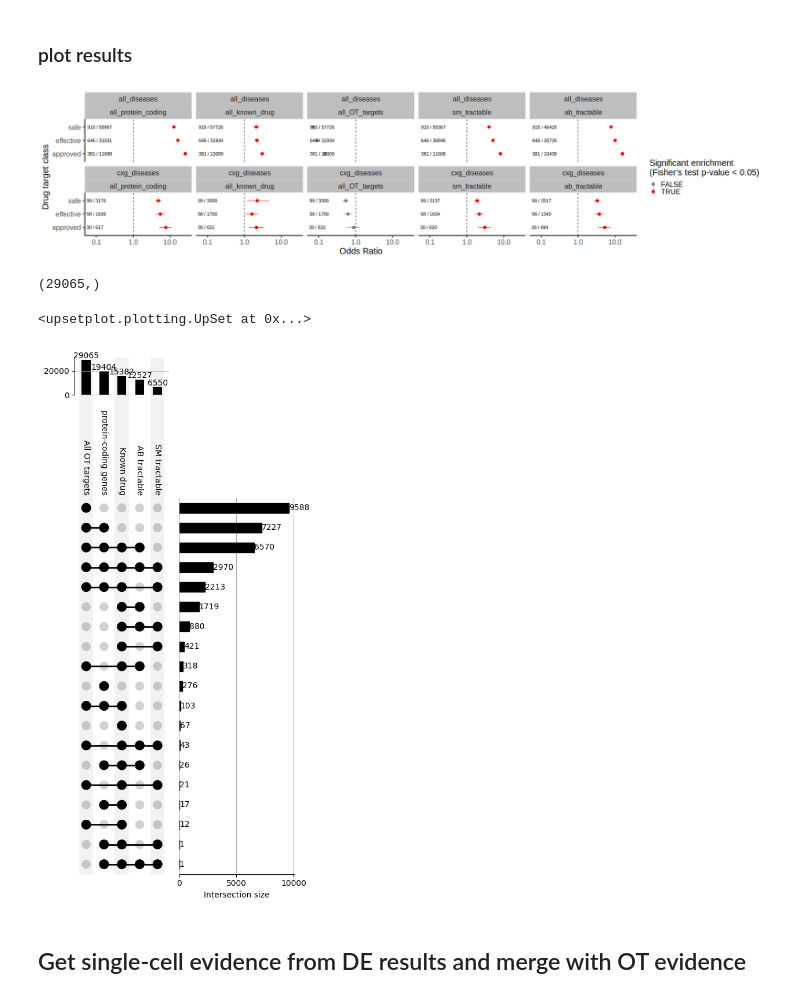
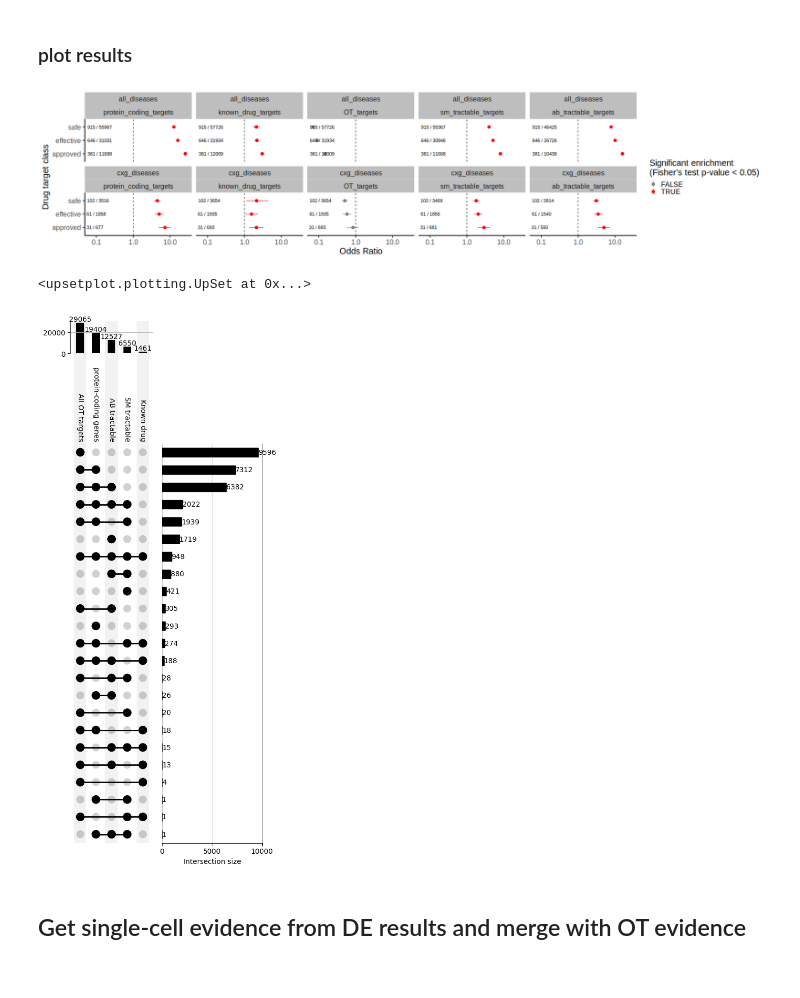
Before and after one commit to emdann/sc_target_evidence, a Jupyter notebook: analysis/OR_analysis.ipynb, the cells around one changed output. Drawn from its saved outputs; the diff is of its cells as text; code cells hidden in the pictures.

```diff
--- a/OR_analysis.ipynb
+++ b/analysis/OR_analysis.ipynb
@@ -123,0 +127,5 @@ protein_coding_genes = genes[
+# %%
+## Get list of all possible genes you might need
+json_file = data_dir + 'target_universe_dict.json'
+with open(json_file, "r") as json_file:
+    universe_dict = json.load(json_file)
@@ -217,33 +171,28 @@ for ot_ev in ['is_safe', 'is_effective', 'is_approved']:
 # %%
 %%R -i results_genetics_df -w 1700 -h 400
 results_genetics_df %>%
-    mutate(universe = factor(universe, levels=c('all_protein_coding', 'all_known_drug', 'all_OT_targets', 'sm_tractable', 'ab_tractable'))) %>%
+    mutate(universe = factor(universe, levels=c('protein_coding_targets', 'known_drug_targets', 'OT_targets', 'sm_tractable_targets', 'ab_tractable_targets'))) %>%
     drop_na() %>%
     plot_OR(text_position='left') +
     facet_wrap(disease_ontology_id~universe, nrow=2)
 # %% [output]
-[figure, old version]
+[figure, new version]
-# %%
-OT_targets_df.gene_id.unique().shape
-# %% [output]
-(29065,)
 # %%
-target_universe_upset = upsetplot.from_contents(
-    {'protein-coding genes':protein_coding_genes.gene_id.tolist(),
-    'SM tractable':sm_tractable,
-    'AB tractable':ab_tractable,
-     'Known drug': druggable_genes,
-     'All OT targets':OT_targets_df.gene_id.unique().tolist()
+upset_dict = {'protein-coding genes':universe_dict['protein_coding_targets'],
+    'SM tractable':universe_dict['sm_tractable_targets'],
+    'AB tractable':universe_dict['ab_tractable_targets'],
+     'Known drug':OT_targets_df[OT_targets_df.known_drug > 0].gene_id.unique().tolist(),
+     'All OT targets': OT_targets_df.gene_id.unique().tolist()
     }
-    )
+target_universe_upset = upsetplot.from_contents(upset_dict)
 
 upsetplot.UpSet(
     target_universe_upset,
     orientation='vertical',
     show_counts = '{:d}',
     sort_categories_by='cardinality',
     sort_by='cardinality'
 )
 # %% [output]
 <upsetplot.plotting.UpSet at 0x...>
-[figure, old version]
+[figure, new version]
```
Also changed, not shown: parts of 85 cells of this notebook, 17 other files.
